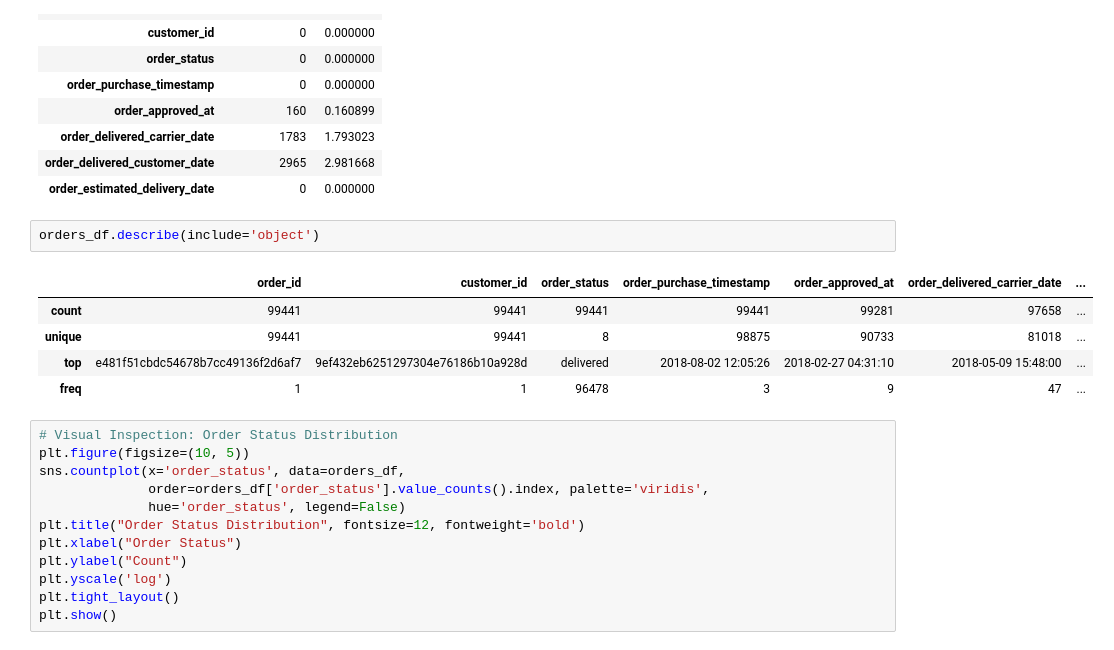
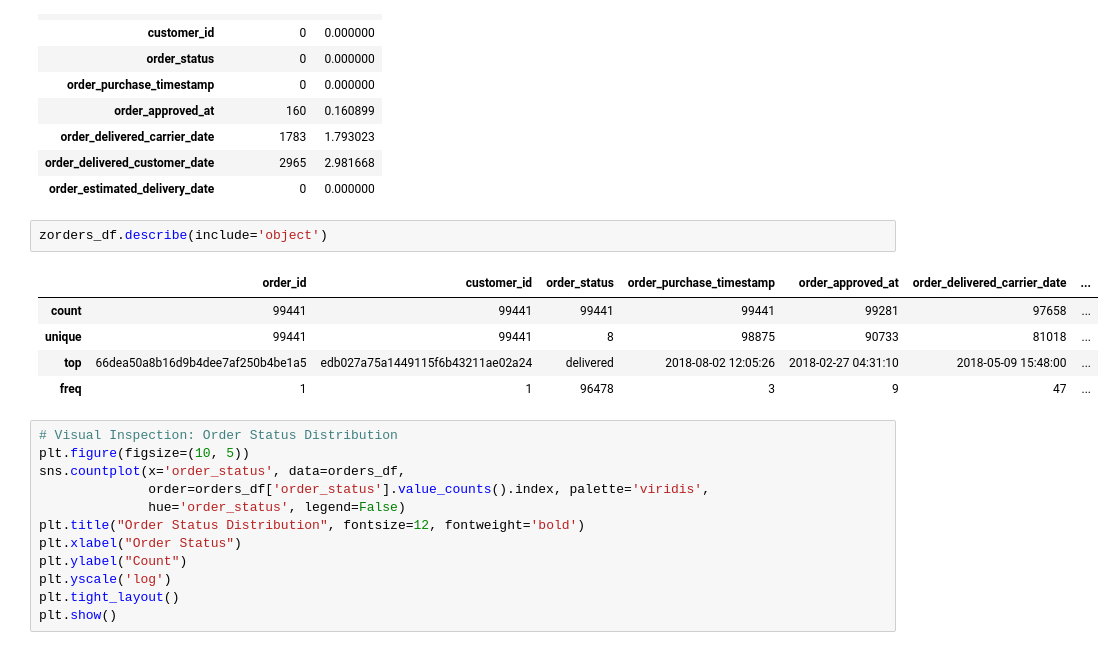
Before and after one commit to Mahmoud-islamcs/ecommerce-intelligence-platform, a Jupyter notebook: notebooks/ecommerce_intelligence_analysis.ipynb, the cells around one changed output. Cells and saved outputs as stored; diff of their text form.

```diff
--- a/notebooks/ecommerce_intelligence_analysis.ipynb
+++ b/notebooks/ecommerce_intelligence_analysis.ipynb
@@ -635,12 +638,12 @@ missing_orders_df
 | order_delivered_customer_date | 2965 | 2.981668 |
 | order_estimated_delivery_date | 0 | 0.000000 |
 # %%
-orders_df.describe(include='object')
+zorders_df.describe(include='object')
 # %% [output]
 |  | order_id | customer_id | order_status | order_purchase_timestamp | order_approved_at | order_delivered_carrier_date | ... |
 | count | 99441 | 99441 | 99441 | 99441 | 99281 | 97658 | ... |
 | unique | 99441 | 99441 | 8 | 98875 | 90733 | 81018 | ... |
-| top | e481f51cbdc54678b7cc49136f2d6af7 | 9ef432eb6251297304e76186b10a928d | delivered | 2018-08-02 12:05:26 | 2018-02-27 04:31:10 | 2018-05-09 15:48:00 | ... |
+| top | 66dea50a8b16d9b4dee7af250b4be1a5 | edb027a75a1449115f6b43211ae02a24 | delivered | 2018-08-02 12:05:26 | 2018-02-27 04:31:10 | 2018-05-09 15:48:00 | ... |
 | freq | 1 | 1 | 96478 | 3 | 9 | 47 | ... |
 # %%
 # Visual Inspection: Order Status Distribution
```
Also changed, not shown: parts of 60 cells of this notebook.
